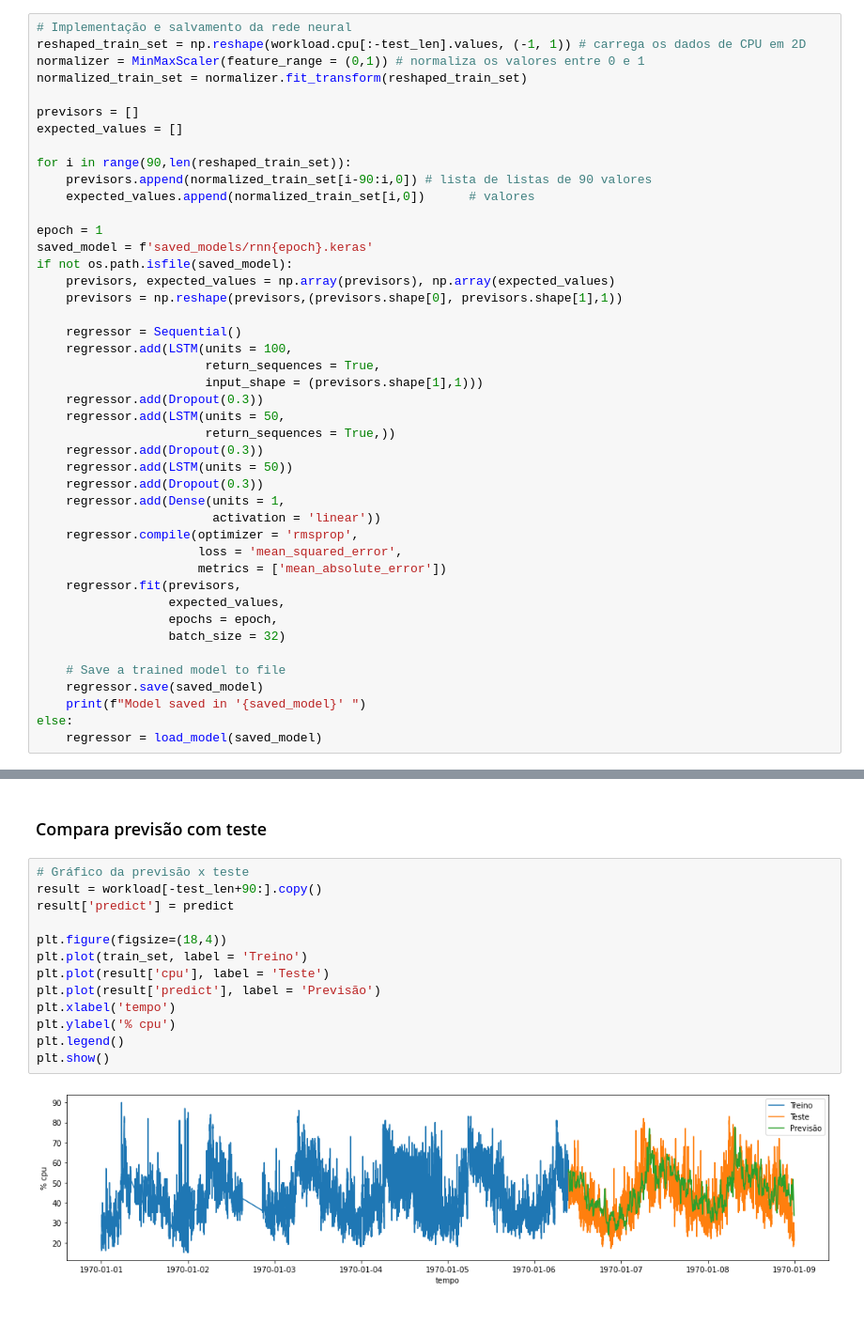
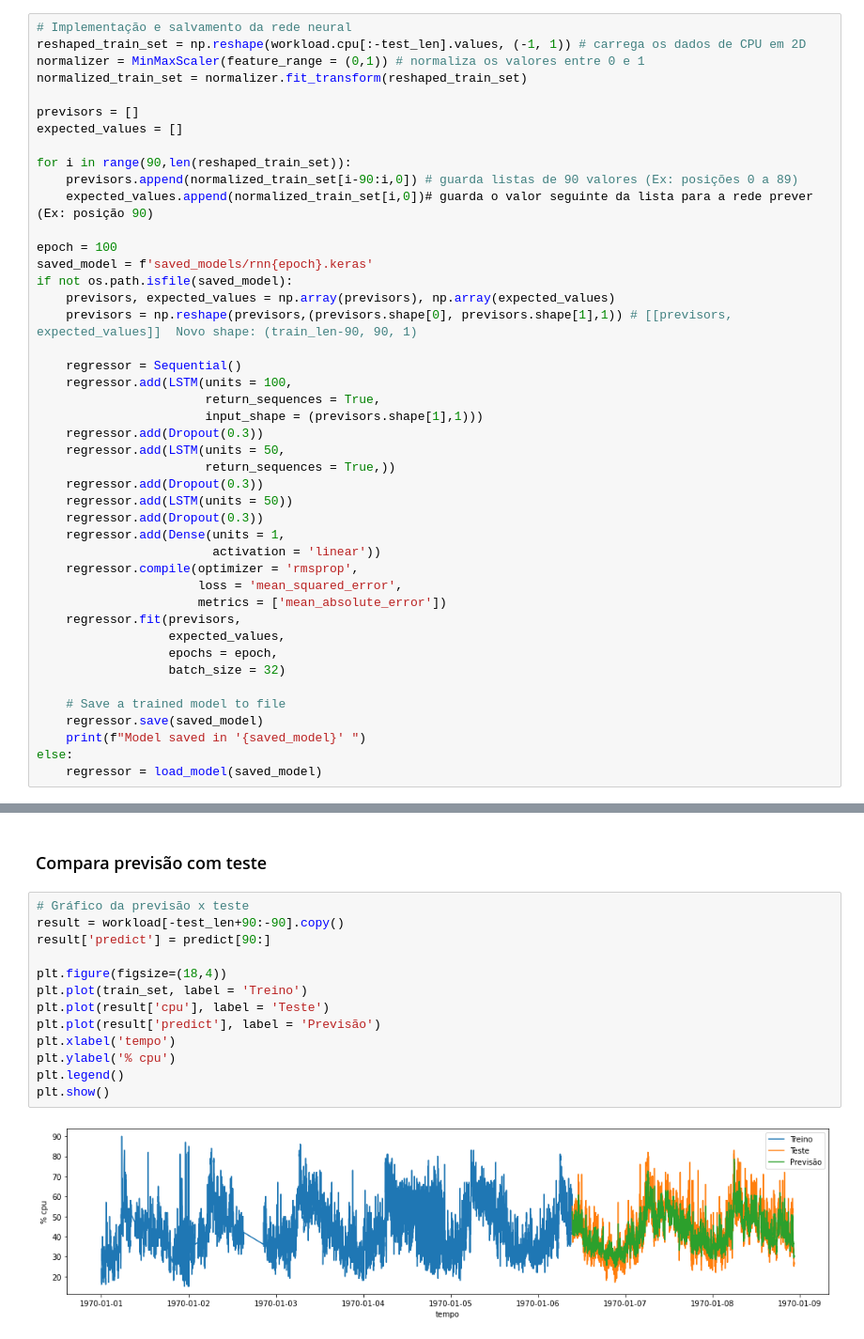
Before and after one commit to dssantos/cloud-predict, a Jupyter notebook: Recurrent Neural Network.ipynb, the cells around one changed output, grey strips where cells are left out. Shown at 94% size. Drawn from its saved outputs; the diff is of its cells as text.

```diff
--- a/Recurrent Neural Network.ipynb
+++ b/Recurrent Neural Network.ipynb
@@ -55,14 +56,14 @@ previsors = []
 expected_values = []
 
 for i in range(90,len(reshaped_train_set)):
-    previsors.append(normalized_train_set[i-90:i,0]) # lista de listas de 90 valores
-    expected_values.append(normalized_train_set[i,0])      # valores
+    previsors.append(normalized_train_set[i-90:i,0]) # guarda listas de 90 valores (Ex: posições 0 a 89)
+    expected_values.append(normalized_train_set[i,0])# guarda o valor seguinte da lista para a rede prever (Ex: posição 90)
 
-epoch = 1
+epoch = 100
 saved_model = f'saved_models/rnn{epoch}.keras'
 if not os.path.isfile(saved_model):
     previsors, expected_values = np.array(previsors), np.array(expected_values)
-    previsors = np.reshape(previsors,(previsors.shape[0], previsors.shape[1],1))
+    previsors = np.reshape(previsors,(previsors.shape[0], previsors.shape[1],1)) # [[previsors, expected_values]]  Novo shape: (train_len-90, 90, 1)
 
     regressor = Sequential()
     regressor.add(LSTM(units = 100,
@@ -112,16 +110,16 @@ predict = normalizer.inverse_transform(predict)
 ### Compara previsão com teste
 # %%
 # Gráfico da previsão x teste
-result = workload[-test_len+90:].copy()
-result['predict'] = predict
+result = workload[-test_len+90:-90].copy()
+result['predict'] = predict[90:]
 
 plt.figure(figsize=(18,4))
 plt.plot(train_set, label = 'Treino')
 plt.plot(result['cpu'], label = 'Teste')
 plt.plot(result['predict'], label = 'Previsão')
 plt.xlabel('tempo')
 plt.ylabel('% cpu')
 plt.legend()
 plt.show()
 # %% [output]
-[figure, old version]
+[figure, new version]
```
Also changed, not shown: parts of 15 cells of this notebook, 2 other files.
